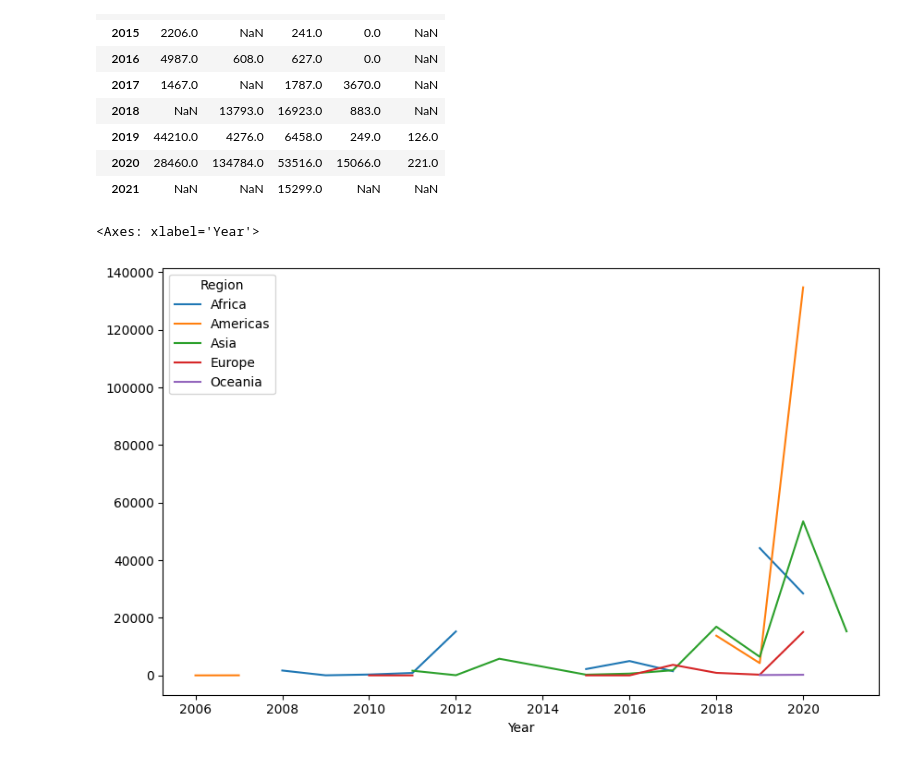
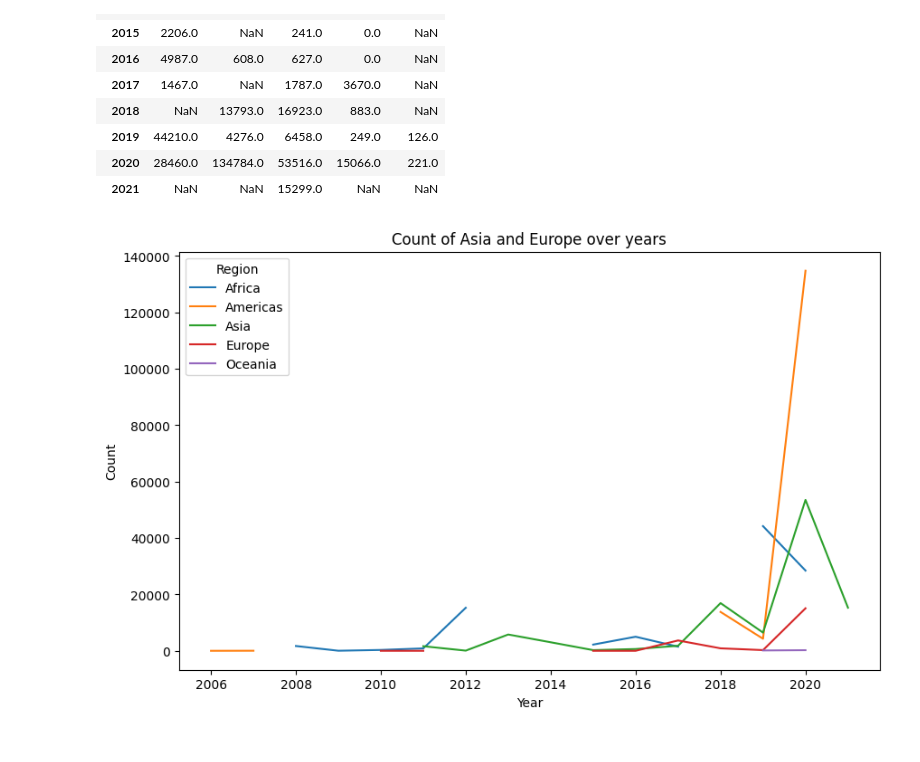
Before and after one commit to aminase/python-data-analysis, a Jupyter notebook: home.ipynb, the cells around one changed output. Drawn from its saved outputs; the diff is of its cells as text; code cells hidden in the pictures.

```diff
--- a/home.ipynb
+++ b/home.ipynb
@@ -242,13 +242,11 @@ df_unstacted
 | 2019 | 44210.0 | 4276.0 | 6458.0 | 249.0 | 126.0 |
 | 2020 | 28460.0 | 134784.0 | 53516.0 | 15066.0 | 221.0 |
 | 2021 | NaN | NaN | 15299.0 | NaN | NaN |
-# %%
-df_unstacted.index = df_unstacted.index.astype(int).astype(str)
 # %%
 df_unstacted.plot(kind="line", figsize=(10, 6))
 plt.xlabel('Year')
 plt.ylabel('Count')
-plt.title('Count of Asia and Europe over the years')
+plt.title('Count of Asia and Europe over years')
+plt.show()
 # %% [output]
-<Axes: xlabel='Year'>
-[figure, old version]
+[figure, new version]
```
Also changed, not shown: parts of 11 cells of this notebook.
